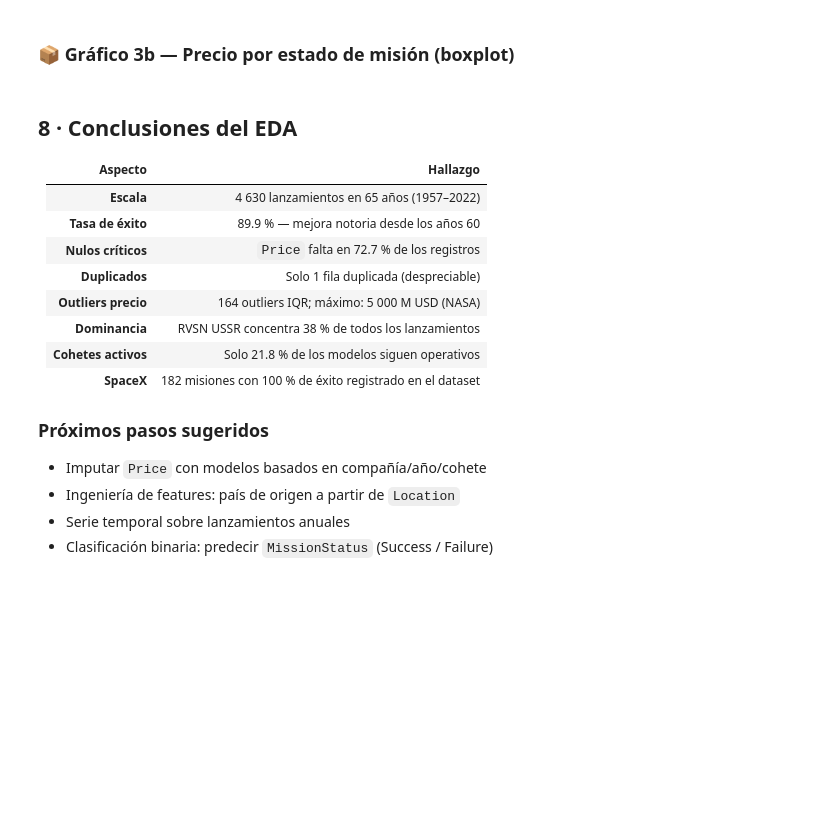
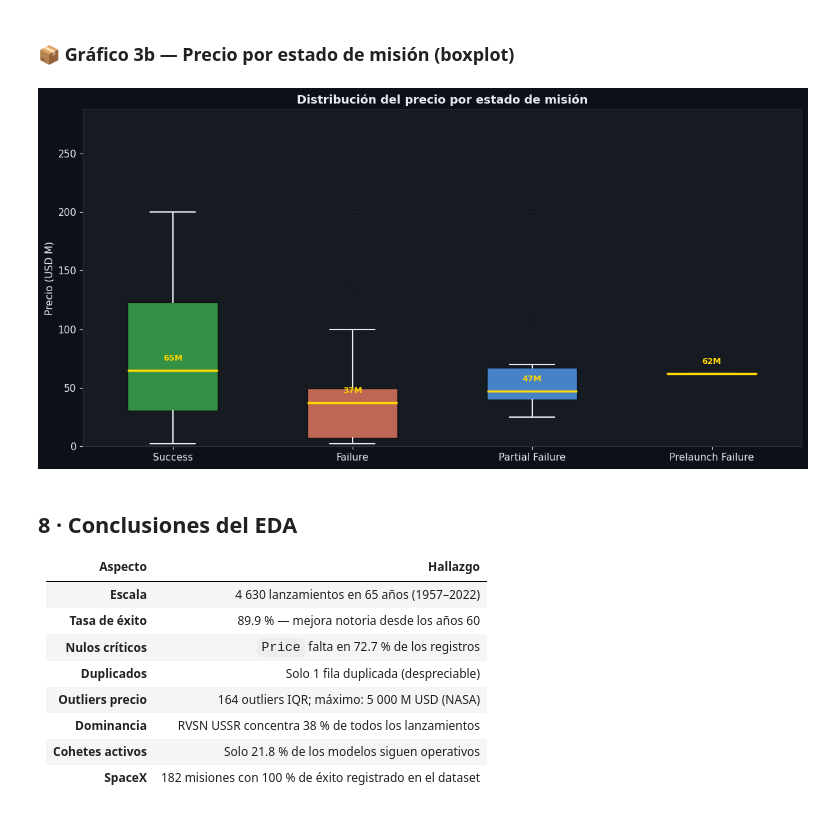
Before and after one commit to cimberlina/CEIA2026_AdD, a Jupyter notebook: EDA_Space_Missions_Colab.ipynb, the cells around one changed output. Saved outputs shown, nothing was run; the diff lists cells and outputs as text; code cells hidden in the pictures; blank space fills up the shorter version.

```diff
--- a/EDA_Space_Missions_Colab.ipynb
+++ b/EDA_Space_Missions_Colab.ipynb
@@ -206,33 +300,37 @@ plt.show()
 # %%
 status_order  = ['Success', 'Failure', 'Partial Failure', 'Prelaunch Failure']
 status_colors = [PALETTE['accent3'], PALETTE['accent2'], PALETTE['accent1'], PALETTE['accent4']]
 bp_data       = [df_price[df_price['MissionStatus'] == s]['Price'].dropna() for s in status_order]
 
 fig, ax = plt.subplots(figsize=(12, 6))
 bp = ax.boxplot(bp_data, patch_artist=True, widths=0.5,
                 medianprops=dict(color='#ffd700', lw=2.5),
                 flierprops=dict(marker='o', markerfacecolor=PALETTE['grid'],
                                 markersize=4, alpha=0.5),
                 whiskerprops=dict(color=PALETTE['text'], lw=1.5),
                 capprops=dict(color=PALETTE['text'], lw=1.5))
 for patch, color in zip(bp['boxes'], status_colors):
     patch.set_facecolor(color)
     patch.set_alpha(0.75)
 
 ax.set_xticks(range(1, len(status_order) + 1))
 ax.set_xticklabels(status_order, fontsize=11)
 ax.set_title('Distribución del precio por estado de misión', fontsize=13, fontweight='bold')
 ax.set_ylabel('Precio (USD M)', fontsize=11)
+y_max = df_price['Price'].quantile(0.75) * 1.4
+ax.set_ylim(0, y_max)
 ax.grid(axis='y', alpha=0.3)
 
 # Anotar mediana sobre cada caja
 for i, data in enumerate(bp_data, 1):
     med = data.median()
-    ax.text(i, med + 30, f'{med:.0f}M', ha='center', fontsize=9,
+    ax.text(i, med + y_max*0.03, f'{med:.0f}M', ha='center', fontsize=9,
             color='#ffd700', fontweight='bold')
 
 plt.tight_layout()
 plt.show()
+# %% [output]
+[figure, added]
 # %% [markdown]
 ## 8 · Conclusiones del EDA
 
@@ -246,9 +344,3 @@ plt.show()
 | **Dominancia** | RVSN USSR concentra 38 % de todos los lanzamientos |
 | **Cohetes activos** | Solo 21.8 % de los modelos siguen operativos |
 | **SpaceX** | 182 misiones con 100 % de éxito registrado en el dataset |
-
-### Próximos pasos sugeridos
-- Imputar `Price` con modelos basados en compañía/año/cohete
-- Ingeniería de features: país de origen a partir de `Location`
-- Serie temporal sobre lanzamientos anuales
-- Clasificación binaria: predecir `MissionStatus` (Success / Failure)
```
Also changed, not shown: parts of 11 cells of this notebook.
